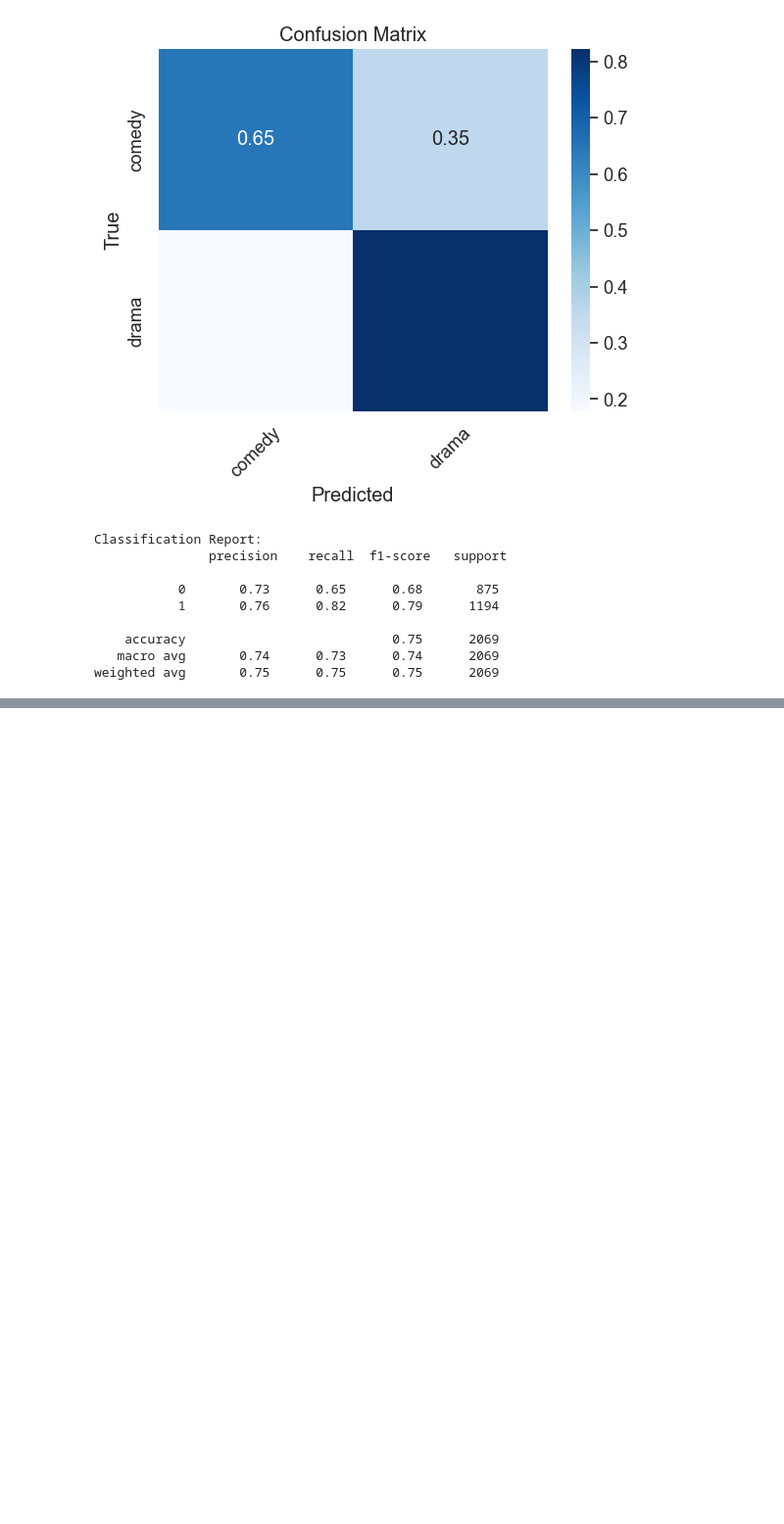
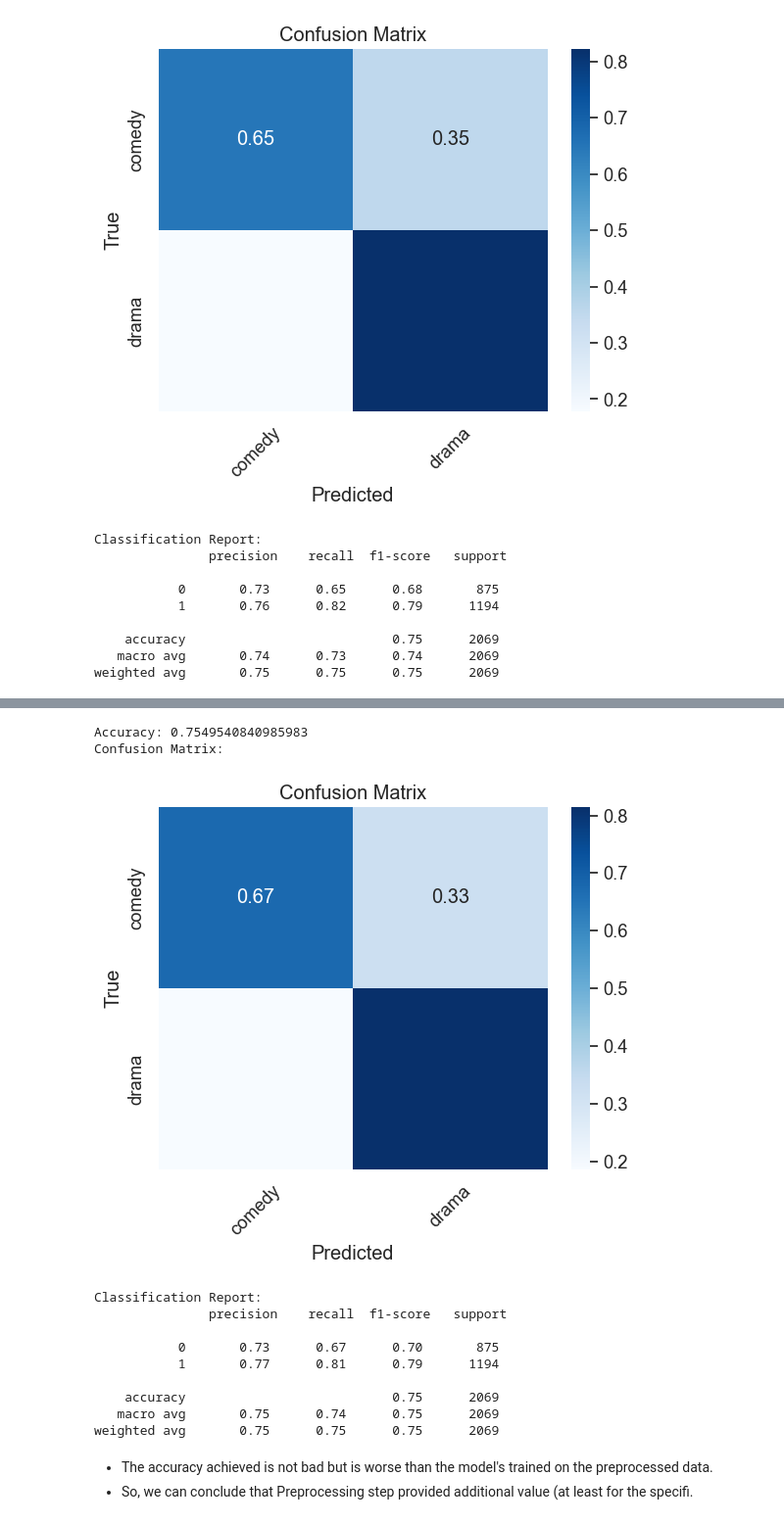
Before and after one commit to giorgossideris/movie_plots_nlp, a Jupyter notebook: genre_classification.ipynb, the cells around one changed output, grey strips where cells are left out. Shown: that part at 98% size. Cells and saved outputs as stored; diff of their text form; code cells hidden in the pictures; blank space fills up the shorter version.

Commit message:
Check value of preprocessing

```diff
--- a/genre_classification.ipynb
+++ b/genre_classification.ipynb
@@ -240,7 +240,7 @@ def clean_text(text):
 * **The line performing the cleaning is commented out, as it is very time consuming. Its outcome was saved in a file and then read out of it to continue with the rest of the procedure.**
 # %%
 #cleaned_X = np.array([clean_text(plot) for plot in X])
-cleaned_X = X = np.load('./data/classification/cleaned_plots.npy', allow_pickle=True)
+cleaned_X = np.load('./data/classification/cleaned_plots.npy', allow_pickle=True)
 
 for i in range(5):
     print(('===Plot===\n'
@@ -556,0 +564,21 @@ weighted avg       0.75      0.75      0.75      2069
+# %%
+init_X_train, init_X_test, y_train, y_test = train_test_split(X, y, test_size=0.2, random_state=42)
+
+init_tf_idf_lr_classifier = perform_simple_text_classification(tf_idf_vectorizer, LogisticRegression(max_iter=1000),
+                                                               init_X_train, init_X_test, y_train, y_test)
+# %% [output]
+Accuracy: 0.7549540840985983
+Confusion Matrix:
+[figure, added]
+Classification Report:
+               precision    recall  f1-score   support
+
+           0       0.73      0.67      0.70       875
+           1       0.77      0.81      0.79      1194
+
+    accuracy                           0.75      2069
+   macro avg       0.75      0.74      0.75      2069
+weighted avg       0.75      0.75      0.75      2069
+# %% [markdown]
+* The accuracy achieved is not bad but is worse than the model's trained on the preprocessed data.
+* So, we can conclude that Preprocessing step provided additional value (at least for the specifi.
```
Also changed, not shown: parts of 2 cells of this notebook.
